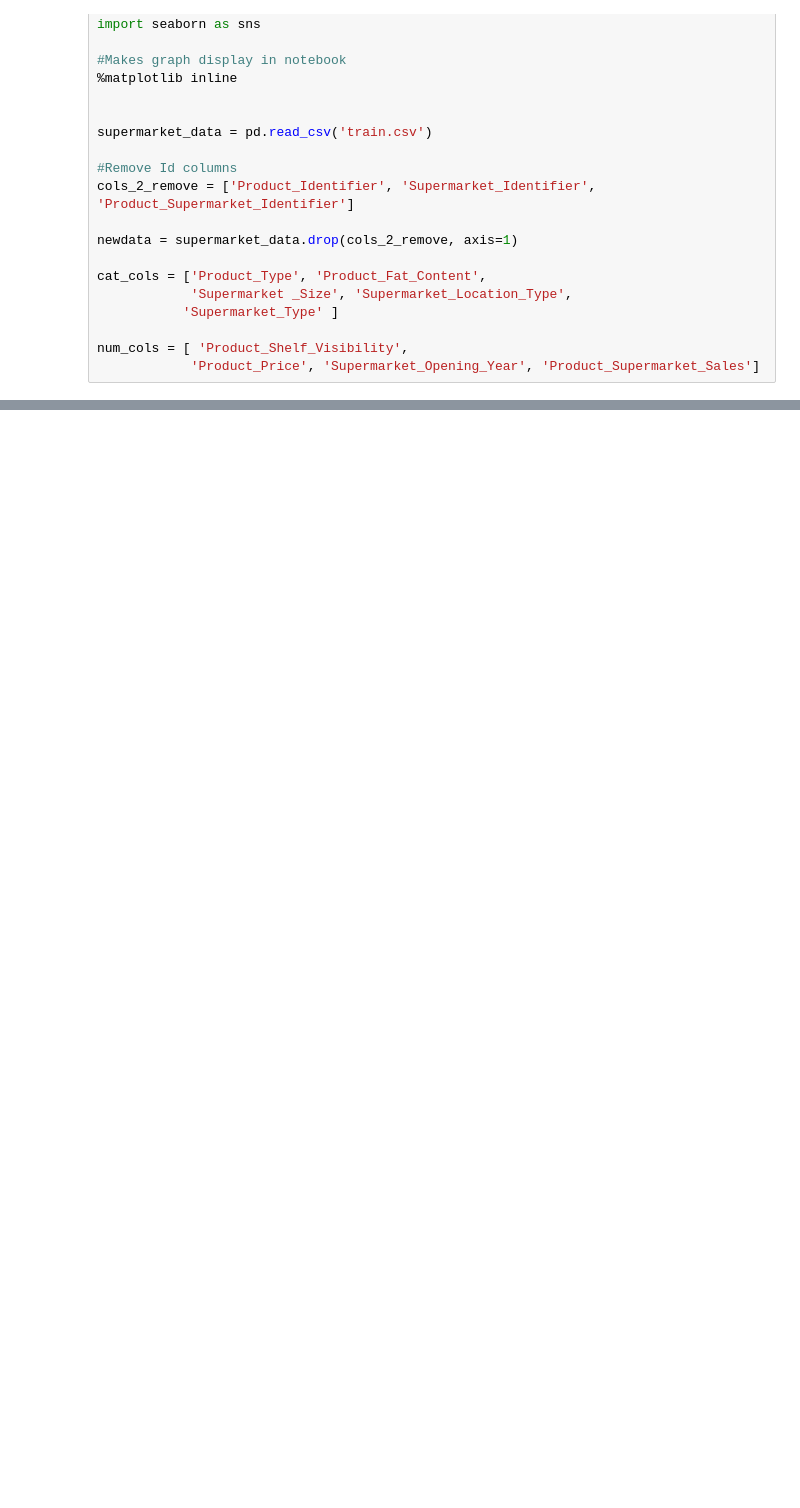
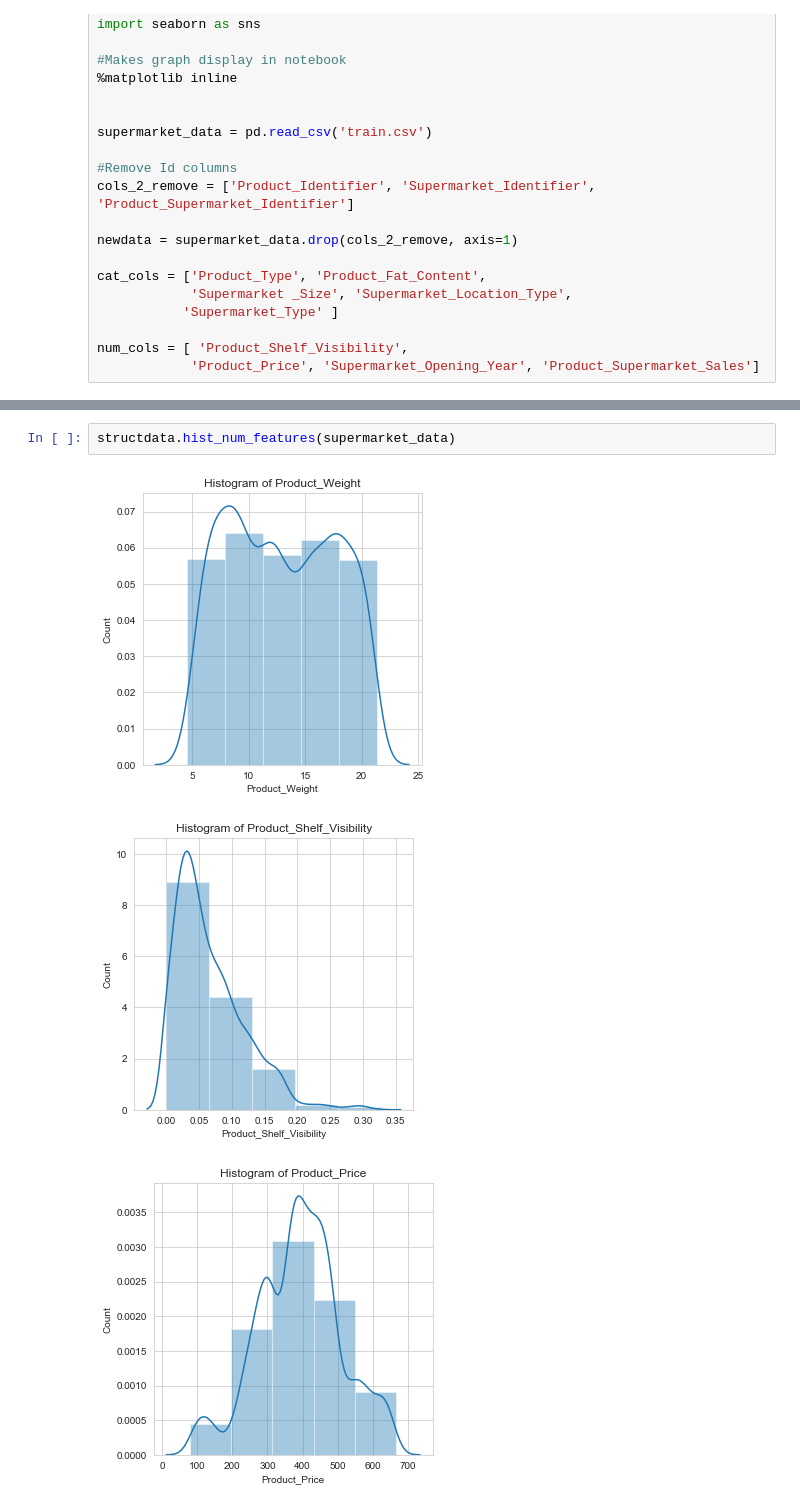
Before and after one commit to risenW/datasist, a Jupyter notebook: visualz/visualz/test.ipynb, the cells around one changed output, grey strips where cells are left out. Drawn from its saved outputs; the diff is of its cells as text; blank space fills up the shorter version.

```diff
--- a/visualz/visualz/test.ipynb
+++ b/visualz/visualz/test.ipynb
@@ -32,0 +45,6 @@ structdata.scatter_num_2_num_feat(newdata, target='Product_Price', separate_by='
+# %%
+structdata.hist_num_features(supermarket_data)
+# %% [output]
+[figure, added]
+[figure, added]
+[figure, added]
```
Also changed, not shown: parts of 4 cells of this notebook, 11 other files.
